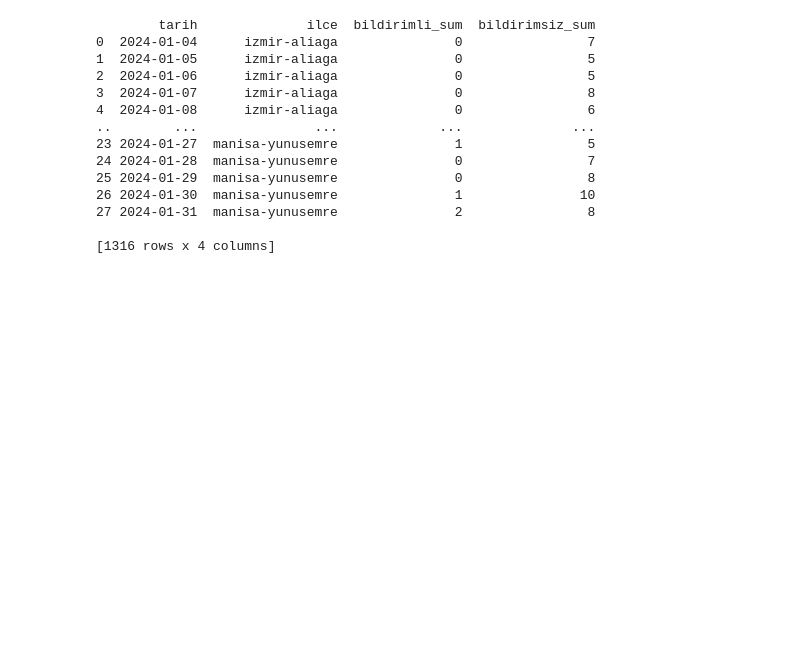
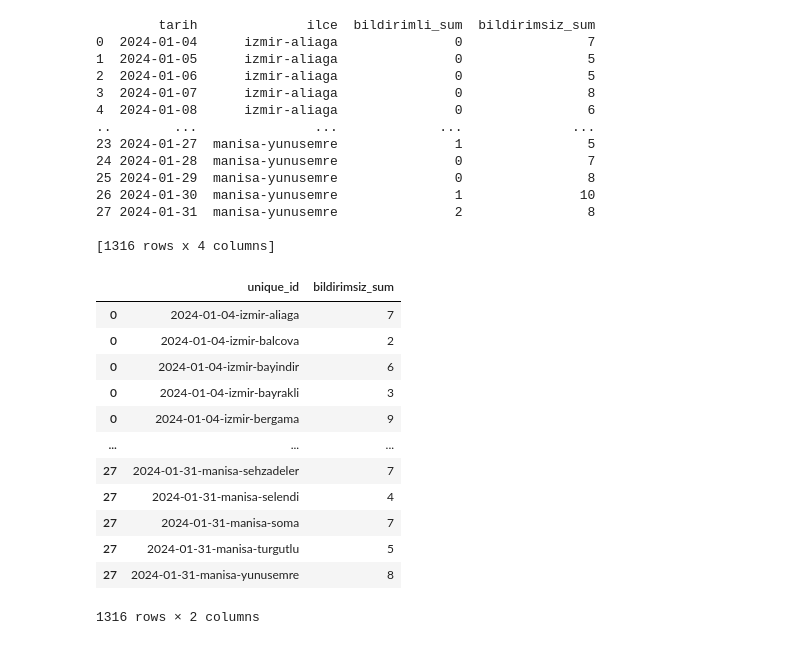
Before and after one commit to okkesd/Gdz-Elektrik-Datathon, a Jupyter notebook: main.ipynb, the cells around one changed output. Saved outputs shown, nothing was run; the diff lists cells and outputs as text; code cells hidden in the pictures; blank space fills up the shorter version.

```diff
--- a/main.ipynb
+++ b/main.ipynb
@@ -1048 +1050,25 @@ birlesmisunited = birlesmisunited.sort_values(by='tarih')
+# %%
+birlesmisunited = birlesmisunited.sort_values(by=['tarih', 'ilce'])
+# %%
+birlesmisunited['unique_id'] = birlesmisunited['tarih'].astype(str) + '-' + birlesmisunited['ilce']
+# %%
+birlesmisunited.drop(['tarih', 'ilce'], axis=1, inplace=True)
+# %%
+birlesmisunited.insert(0, 'unique_id', birlesmisunited.pop('unique_id'))
+# %%
+birlesmisunited
+# %% [output]
+|  | unique_id | bildirimsiz_sum |
+| 0 | 2024-01-04-izmir-aliaga | 7 |
+| 0 | 2024-01-04-izmir-balcova | 2 |
+| 0 | 2024-01-04-izmir-bayindir | 6 |
+| 0 | 2024-01-04-izmir-bayrakli | 3 |
+| 0 | 2024-01-04-izmir-bergama | 9 |
+| ... | ... | ... |
+| 27 | 2024-01-31-manisa-sehzadeler | 7 |
+| 27 | 2024-01-31-manisa-selendi | 4 |
+| 27 | 2024-01-31-manisa-soma | 7 |
+| 27 | 2024-01-31-manisa-turgutlu | 5 |
+| 27 | 2024-01-31-manisa-yunusemre | 8 |
+1316 rows × 2 columns
 # %%
```
Also changed, not shown: parts of 4 cells of this notebook.
